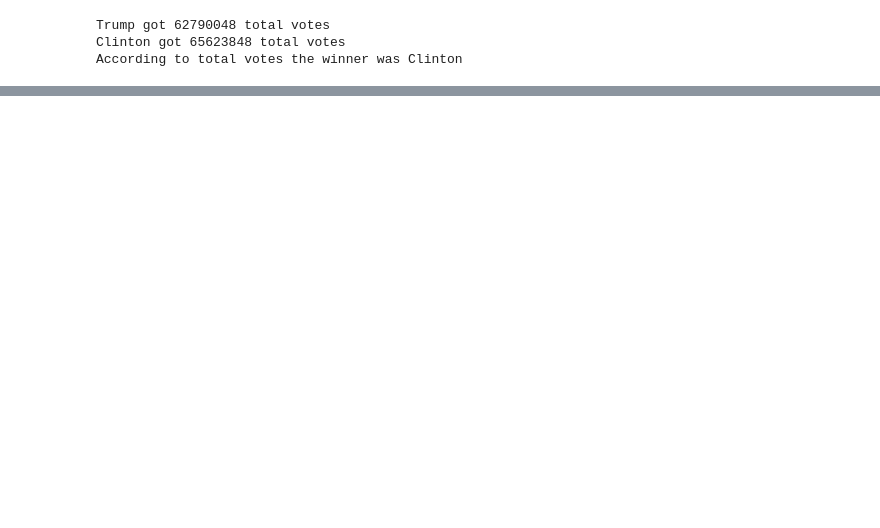
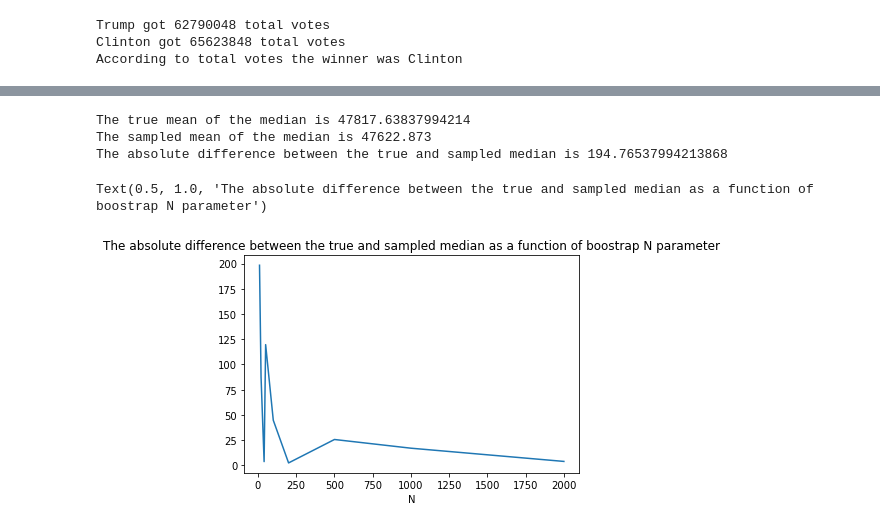
Before and after one commit to ynahum/anam_hw, a Jupyter notebook: wet1/ee046202_wet1_034462796_204813323.ipynb, the cells around one changed output, grey strips where cells are left out. Drawn from its saved outputs; the diff is of its cells as text; code cells hidden in the pictures; blank space fills up the shorter version.

```diff
--- a/wet1/ee046202_wet1_034462796_204813323.ipynb
+++ b/wet1/ee046202_wet1_034462796_204813323.ipynb
@@ -255,3 +253,38 @@ In this task, we will go back to the original data, `df` in the code, and we wil
+# %%
+# your code here - you can use as many cells as you need
+np.random.seed(0)
+df.dropna(inplace=True)
+
+median = df['median_hh_inc'].mean()
+print("The true mean of the median is {0}".format(median))
+
+n = 1000
+n_samples_df = df.sample(n)
+sampled_median = n_samples_df['median_hh_inc'].mean()
+
+abs_diff = abs(median - sampled_median)
+print("The sampled mean of the median is {0}".format(sampled_median))
+print("The absolute difference between the true and sampled median is {0}".format(abs_diff))
+
+N_list = [10,20,40,50,100,200,500,1000,2000]
+bootstrap_medians_list = []
+for _, N in enumerate(N_list):
+    means_of_median_samples = []
+    for _ in range(N):
+        n_samples_df = df.sample(n, replace=True)
+        means_of_median_samples.append(n_samples_df['median_hh_inc'].mean())
+    bootstrap_medians_list.append(np.mean(means_of_median_samples))
+
+bootstrap_abs_diff_list = np.abs(bootstrap_medians_list - median)
+plt.plot(N_list, bootstrap_abs_diff_list)
+plt.xlabel("N")
+plt.title("The absolute difference between the true and sampled median as a function of boostrap N parameter")
+# %% [output]
+The true mean of the median is 47817.63837994214
+The sampled mean of the median is 47622.873
+The absolute difference between the true and sampled median is 194.76537994213868
+Text(0.5, 1.0, 'The absolute difference between the true and sampled median as a function of boostrap N parameter')
+[figure, added]
 # %% [markdown]
 ### <img src="https://img.icons8.com/bubbles/48/000000/ask-question.png" style="height:50px;display:inline"> Question 2 - Point Estimates
 ---
```
Also changed, not shown: parts of 2 cells of this notebook.
